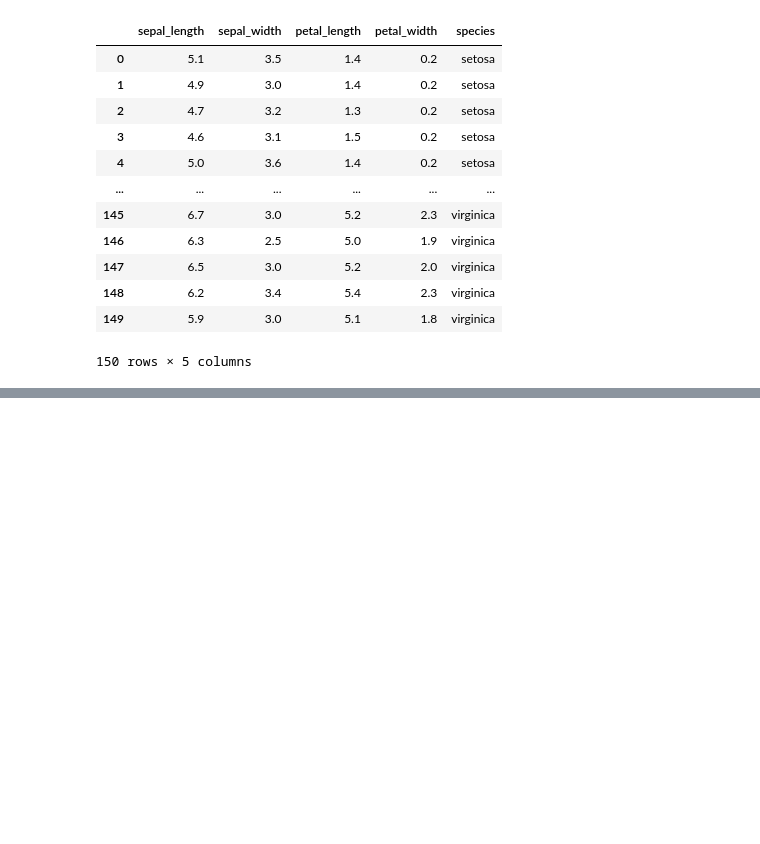
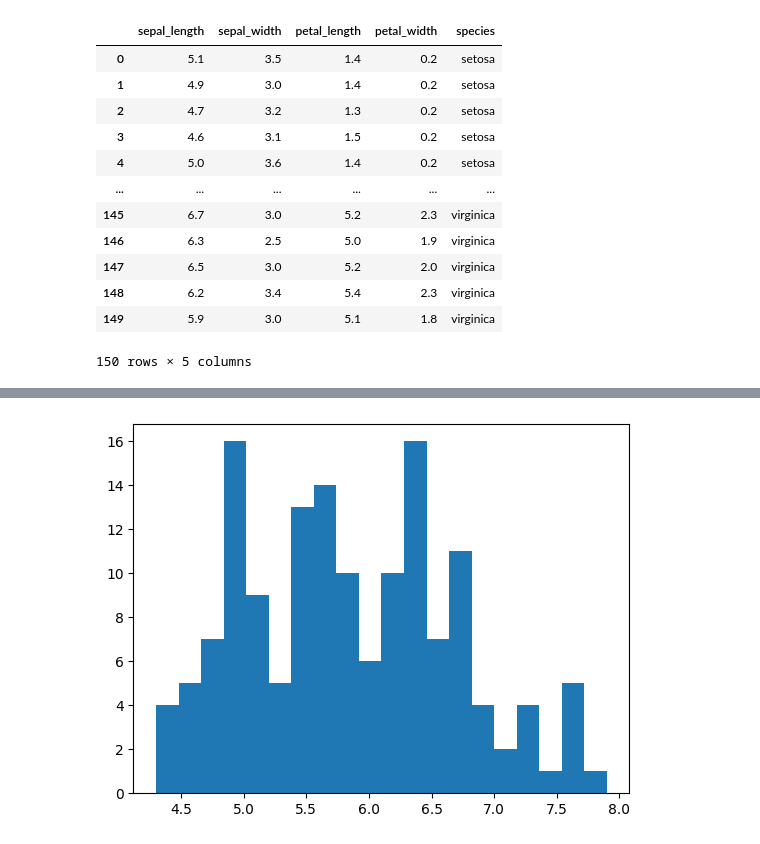
Before and after one commit to Utkash12/digipodium, a Jupyter notebook: data analysis/graphs.ipynb, the cells around one changed output, grey strips where cells are left out. Drawn from its saved outputs; the diff is of its cells as text; code cells hidden in the pictures; blank space fills up the shorter version.

```diff
--- a/data analysis/graphs.ipynb
+++ b/data analysis/graphs.ipynb
@@ -25,0 +59,4 @@ iris
+# %%
+_=plt.hist('sepal_length', data=iris, bins=20)
+# %% [output]
+[figure, added]
```
Also changed, not shown: parts of 11 cells of this notebook.
